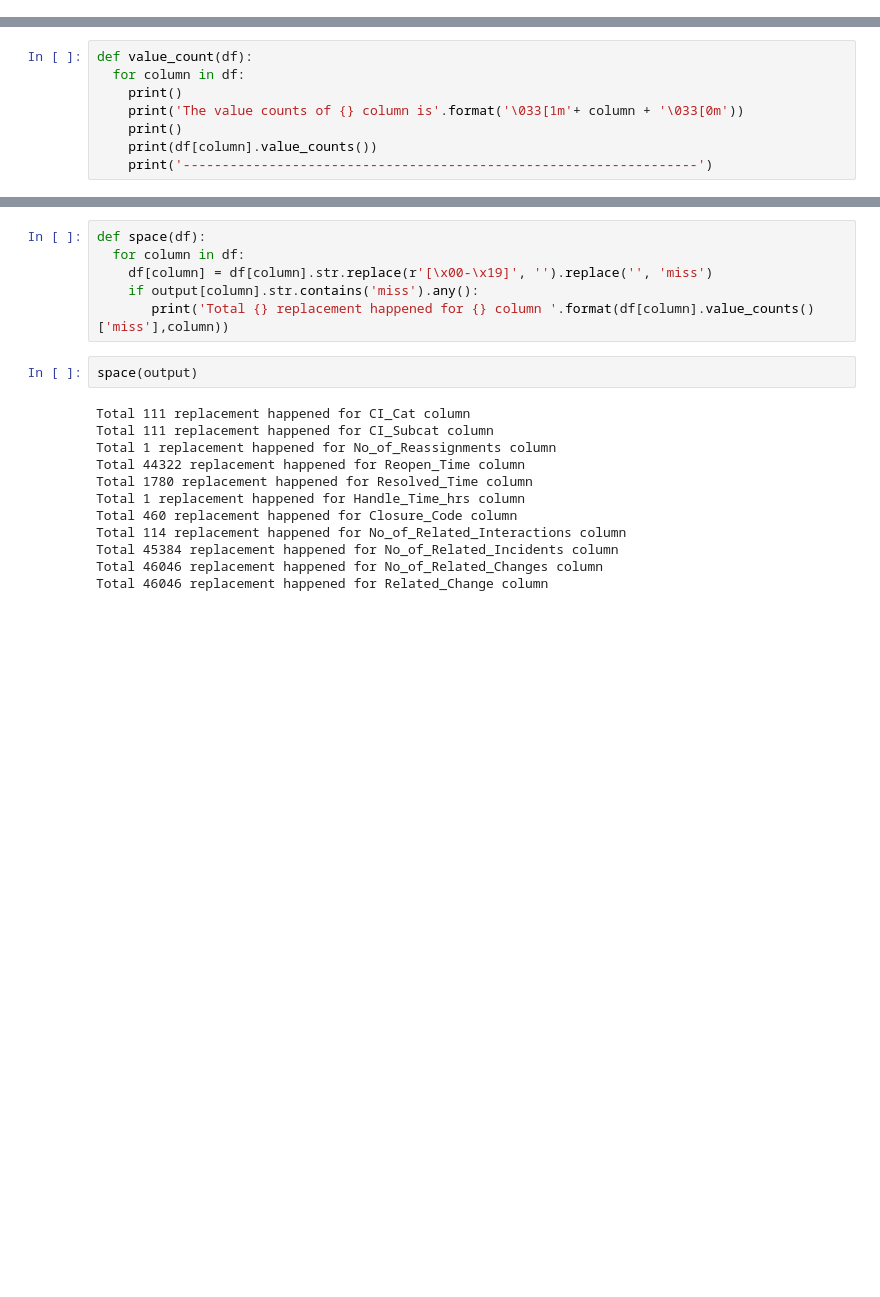
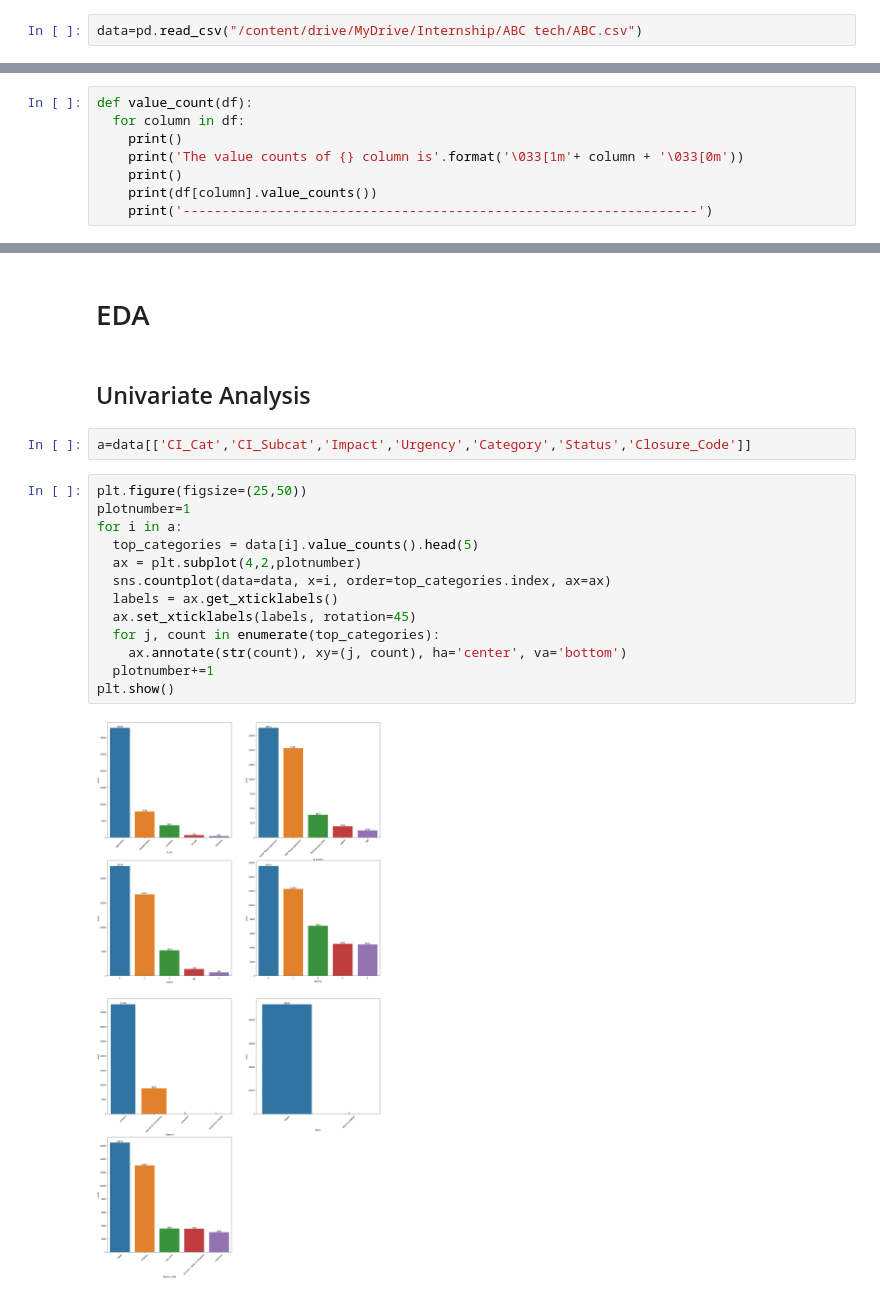
Before and after one commit to SHASHANKV9611/ABC-Tech-ITSM---ML, a Jupyter notebook: ABC_Tech.ipynb, the cells around one changed output, grey strips where cells are left out. Drawn from its saved outputs; the diff is of its cells as text; blank space fills up the shorter version.

```diff
--- a/ABC_Tech.ipynb
+++ b/ABC_Tech.ipynb
@@ -66,2 +118,4 @@ output
+# %%
+data=pd.read_csv("/content/drive/MyDrive/Internship/ABC tech/ABC.csv")
 # %%
 pd.set_option("display.max_columns",25)
@@ -92,20 +230,21 @@ value_count(output)
-# %%
-def space(df):
-  for column in df:
-    df[column] = df[column].str.replace(r'[\x00-\x19]', '').replace('', 'miss')
-    if output[column].str.contains('miss').any():
-       print('Total {} replacement happened for {} column '.format(df[column].value_counts()['miss'],column))
-# %%
-space(output)
-# %% [output]
-Total 111 replacement happened for CI_Cat column
-Total 111 replacement happened for CI_Subcat column
-Total 1 replacement happened for No_of_Reassignments column
-Total 44322 replacement happened for Reopen_Time column
-Total 1780 replacement happened for Resolved_Time column
-Total 1 replacement happened for Handle_Time_hrs column
-Total 460 replacement happened for Closure_Code column
-Total 114 replacement happened for No_of_Related_Interactions column
-Total 45384 replacement happened for No_of_Related_Incidents column
-Total 46046 replacement happened for No_of_Related_Changes column
-Total 46046 replacement happened for Related_Change column
+# %% [markdown]
+# EDA
+# %% [markdown]
+## Univariate Analysis
+# %%
+a=data[['CI_Cat','CI_Subcat','Impact','Urgency','Category','Status','Closure_Code']]
+# %%
+plt.figure(figsize=(25,50))
+plotnumber=1
+for i in a:
+  top_categories = data[i].value_counts().head(5)
+  ax = plt.subplot(4,2,plotnumber)
+  sns.countplot(data=data, x=i, order=top_categories.index, ax=ax)
+  labels = ax.get_xticklabels()
+  ax.set_xticklabels(labels, rotation=45)
+  for j, count in enumerate(top_categories):
+    ax.annotate(str(count), xy=(j, count), ha='center', va='bottom')
+  plotnumber+=1
+plt.show()
+# %% [output]
+[figure, added]
```
Also changed, not shown: parts of 23 cells of this notebook.
